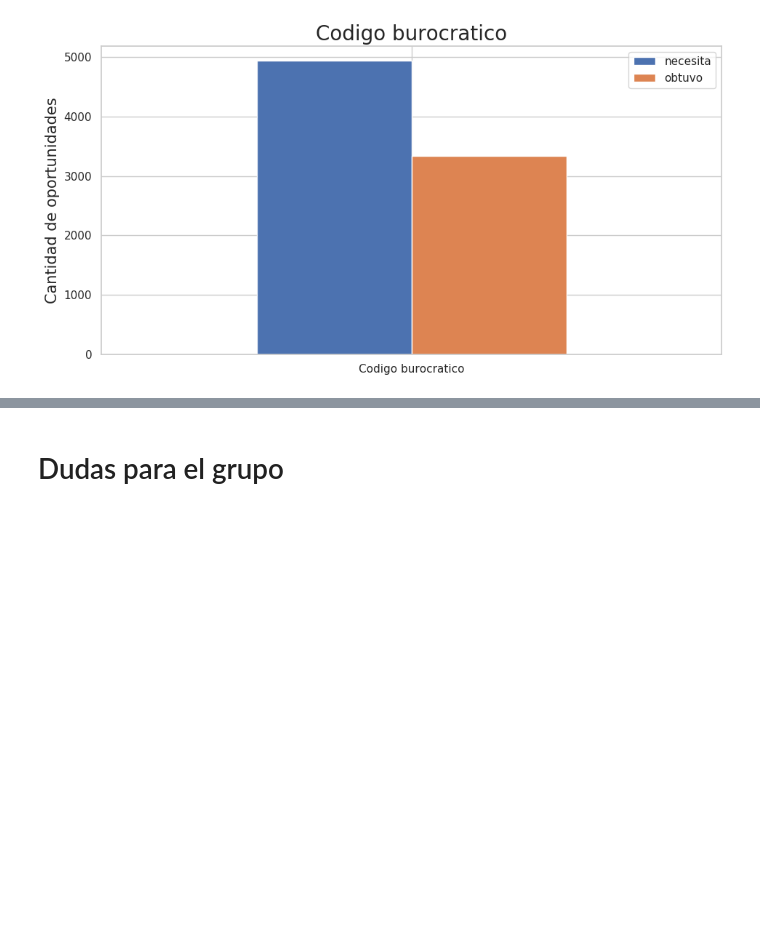
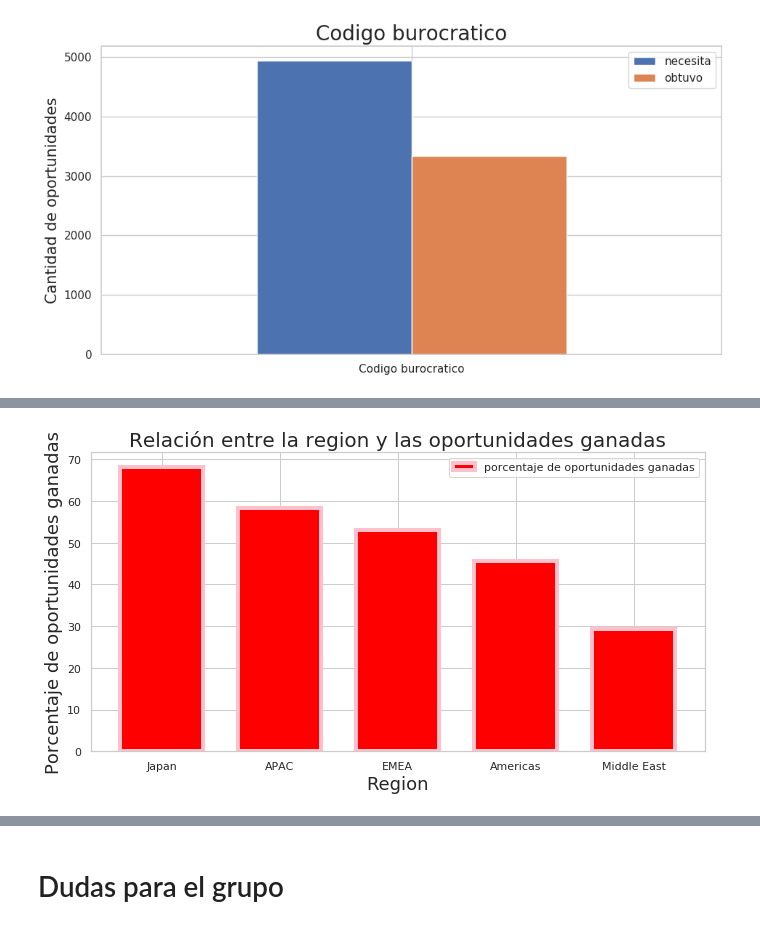
Before and after one commit to germanbc/Organizacion-de-Datos-2c2020-TP1, a Jupyter notebook: TP1 - German.ipynb, the cells around one changed output, grey strips where cells are left out. Saved outputs shown, nothing was run; the diff lists cells and outputs as text; code cells hidden in the pictures; blank space fills up the shorter version.

```diff
--- a/TP1 - German.ipynb
+++ b/TP1 - German.ipynb
@@ -348,3 +346,7 @@ ax.set_ylabel("Cantidad de oportunidades" , fontsize=15)
 # %% [output]
 Text(0, 0.5, 'Cantidad de oportunidades')
 [figure]
+# %%
+eciWon = eci[(eci.Stage=='Closed Won')|(eci.Stage=='Closed Lost')]
+# %%
+eciWon['ganada'] = eciWon['Stage'].apply(lambda x: 1 if x=='Closed Won' else 0)
@@ -350,0 +359,4 @@ Text(0, 0.5, 'Cantidad de oportunidades')
+# %%
+regionGroup = eciWon.groupby(['Region']).agg({'ganada':['sum','count']}).reset_index()
+regionGroup.columns = ['Region','cantidad de won','total']
+regionGroup
@@ -350,0 +370,14 @@ Text(0, 0.5, 'Cantidad de oportunidades')
+# %%
+regionGroup['porcentaje de oportunidades ganadas'] = regionGroup['cantidad de won']/regionGroup['total']*100
+regionGroup.sort_values('porcentaje de oportunidades ganadas',ascending=False,inplace=True)
+# %%
+regionGroup.plot(kind='bar', x='Region', y='porcentaje de oportunidades ganadas',\
+                 width=0.7, figsize=(11,5.5), color='red',\
+                 edgecolor="pink", linewidth=4,rot=0)
+g=plt.gca()
+g.set_title("Relación entre la region y las oportunidades ganadas",\
+            fontsize=20);
+g.set_xlabel("Region", fontsize=18);
+g.set_ylabel("Porcentaje de oportunidades ganadas", fontsize=18);
+# %% [output]
+[figure, added]
```
Also changed, not shown: parts of 19 cells of this notebook.
